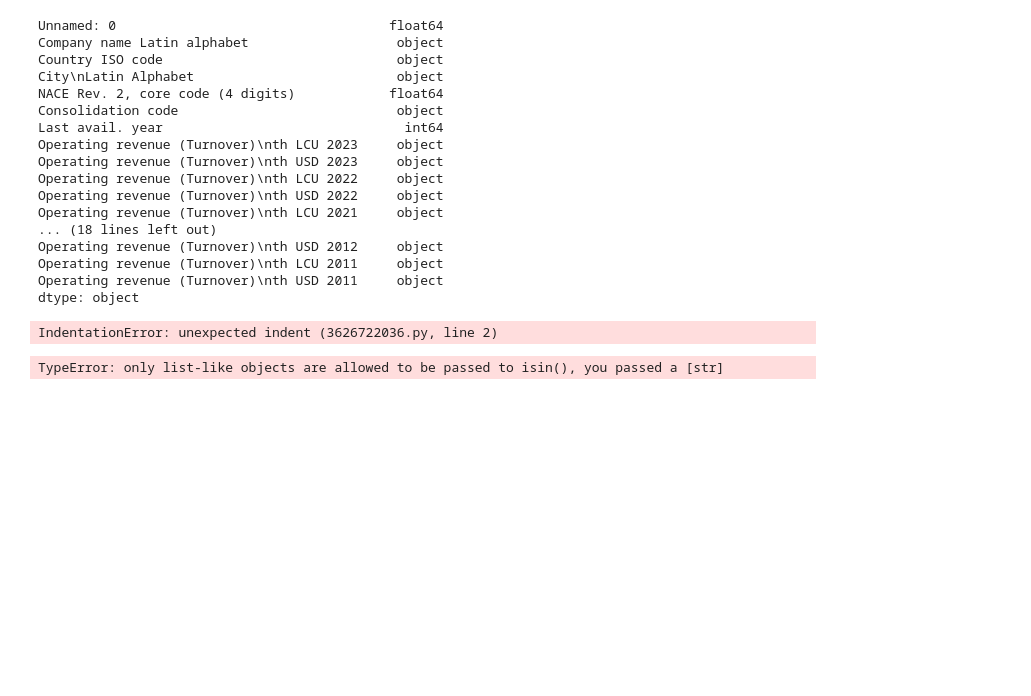
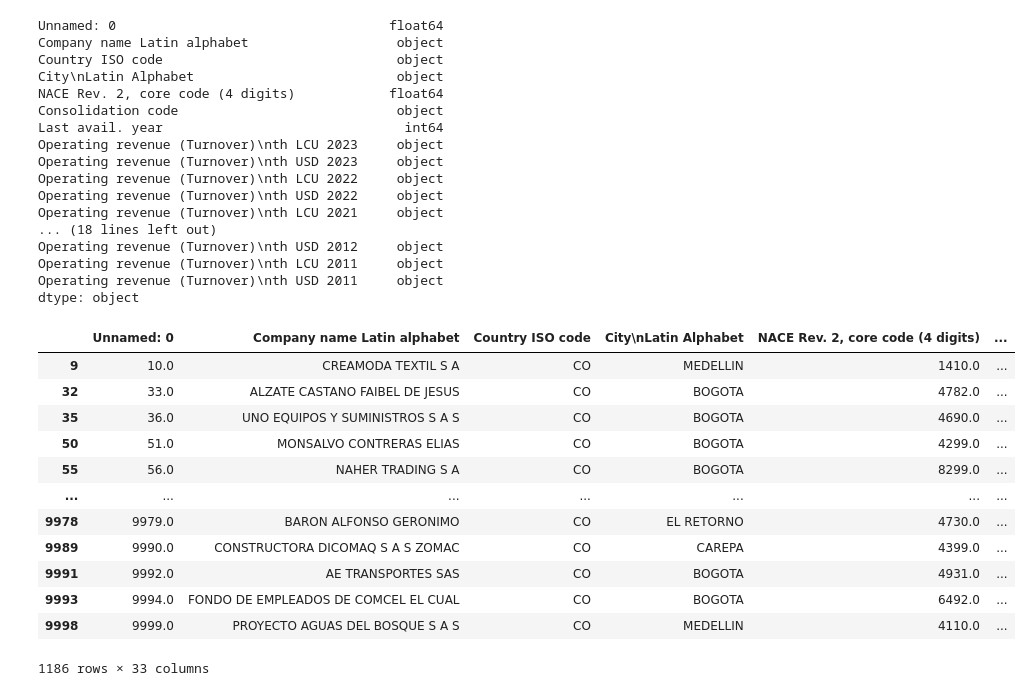
Before and after one commit to alexanderquispe/MediaLab_Summer_Python, a Jupyter notebook: assignments/assignment4/group_4_ass_4_2024.ipynb, the cells around one changed output. Drawn from its saved outputs; the diff is of its cells as text; code cells hidden in the pictures; blank space fills up the shorter version.

Commit message:
Assigment 4
I made changes on exercise 5 by defining the values for firm_name, start year, end_year. I also add "return" for the function.

```diff
--- a/assignments/assignment4/group_4_ass_4_2024.ipynb
+++ b/assignments/assignment4/group_4_ass_4_2024.ipynb
@@ -19,5 +19,5 @@ db_path= r"C:\Users\HP\Documents\GitHub\QLAB_Summer_Python\MediaLab_Summer_Pytho
 # %%
-db_bogota = r"C:\Users\HP\Documents\GitHub\QLAB_Summer_Python\MediaLab_Summer_Python\_data\bogota_firms.xlsx"
+db_bogota = r"C:\Users\Claudia\Documents\GitHub\MediaLab_Summer_Python\_data\bogota_firms.xlsx"
 # %%
 #We want to read the file so we need to create a dataframe with pandas, we should use the function 'read_excel' adding the database_bogota variable
 data_frame = pd.read_excel(db_bogota, sheet_name='Results')
@@ -135,19 +135,37 @@ Operating revenue (Turnover)\nth USD 2012     object
 Operating revenue (Turnover)\nth LCU 2011     object
 Operating revenue (Turnover)\nth USD 2011     object
 dtype: object
+# %%
+firm_name = data_frame['Company name Latin alphabet']
+start_year = 2010
+end_year = 2023
 # %%
 def calling_data(firm_name, start_year, end_year=None):
     # Filtering data based on firm_name and start_year
-    filtered_data = data_frame[(data_frame['Company name Latin alphabet'].isin(firm_name)) & (data_frame['Last avail. year'] == start_year)]
+    filtered_data = data_frame[(data_frame['Company name Latin alphabet'].isin(firm_name)) & (data_frame['Last avail. year'])]
+
+    # If end_year is provided, filter data for the specified range
+    if end_year:
+        filtered_data = filtered_data[(filtered_data['Last avail. year'] >= start_year) & (filtered_data['Last avail. year'] <= end_year)]
+
+    else :
+        filtered_data = data_frame[(data_frame['Company name Latin alphabet'].isin(firm_name)) & (data_frame['Last avail. year'] == start_year)]
+
+    # Return a tuple
+    return filtered_data
-# %%
-# If end_year is provided, filter data for the specified range
-    if end_year:
-        filtered_data = filtered_data[(filtered_data['Last avail. year'] >= start_year) & (filtered_data['Last avail. year'] <= end_year)]
-# %% [output]
-IndentationError: unexpected indent (3626722036.py, line 2)
 # %%
-resulting_dataframe, resulting_columns = calling_data(firm_name, start_year, end_year)
-print(resulting_dataframe)
-print(resulting_columns)
+calling_data(firm_name, start_year, end_year)
 # %% [output]
+|  | Unnamed: 0 | Company name Latin alphabet | Country ISO code | City\nLatin Alphabet | NACE Rev. 2, core code (4 digits) | ... |
+| 9 | 10.0 | CREAMODA TEXTIL S A | CO | MEDELLIN | 1410.0 | ... |
+| 32 | 33.0 | ALZATE CASTANO FAIBEL DE JESUS | CO | BOGOTA | 4782.0 | ... |
+| 35 | 36.0 | UNO EQUIPOS Y SUMINISTROS S A S | CO | BOGOTA | 4690.0 | ... |
+| 50 | 51.0 | MONSALVO CONTRERAS ELIAS | CO | BOGOTA | 4299.0 | ... |
+| 55 | 56.0 | NAHER TRADING S A | CO | BOGOTA | 8299.0 | ... |
+| ... | ... | ... | ... | ... | ... | ... |
+| 9978 | 9979.0 | BARON ALFONSO GERONIMO | CO | EL RETORNO | 4730.0 | ... |
+| 9989 | 9990.0 | CONSTRUCTORA DICOMAQ S A S ZOMAC | CO | CAREPA | 4399.0 | ... |
+| 9991 | 9992.0 | AE TRANSPORTES SAS | CO | BOGOTA | 4931.0 | ... |
+| 9993 | 9994.0 | FONDO DE EMPLEADOS DE COMCEL EL CUAL | CO | BOGOTA | 6492.0 | ... |
+| 9998 | 9999.0 | PROYECTO AGUAS DEL BOSQUE S A S | CO | MEDELLIN | 4110.0 | ... |
-TypeError: only list-like objects are allowed to be passed to isin(), you passed a [str]
+1186 rows × 33 columns
```
Also changed, not shown: parts of 1 cell of this notebook, 2 other files.
